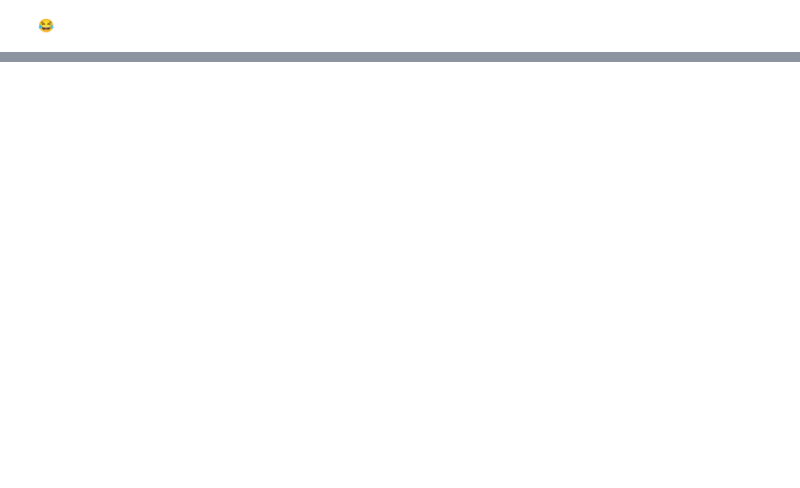
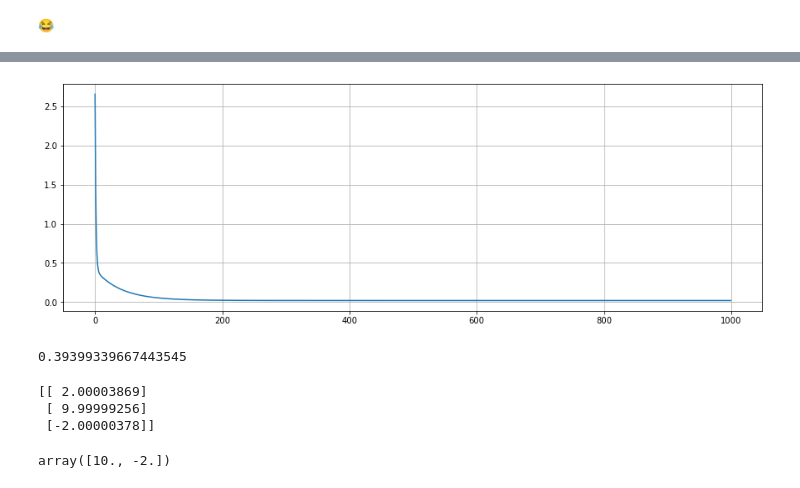
Before and after one commit to solothinker/basics-of-DL, a Jupyter notebook: linear regression and gradient descent.ipynb, the cells around one changed output, grey strips where cells are left out. Drawn from its saved outputs; the diff is of its cells as text; code cells hidden in the pictures; blank space fills up the shorter version.

```diff
--- a/linear regression and gradient descent.ipynb
+++ b/linear regression and gradient descent.ipynb
@@ -59,0 +61,21 @@ plt.show()
+# %%
+def linearReg(x,y,epoch=1000,alpha=0.05):    #x = features,y = output
+    if len(x.shape) == 1:
+        x = np.expand_dims(x,1)
+    if len(y.shape) == 1:
+        y = np.expand_dims(y,1)
+    a,b = x.shape
+    if a<b:
+        return None
+    x = np.c_[np.ones([a,1]),x]    # expanding dimension for constant
+    weights = np.random.uniform(0,1,[b+1,1])
+    cost=[]
+    for ii in range(epoch):
+        h = np.dot(x,weights)
+        h_y = h-y
+        costTemp = np.sum(np.square(h_y))/(2*a)
+        cost.append(costTemp)
+        temp = np.expand_dims(np.sum(x*h_y,axis=0)/a,1)
+        weights = weights - alpha*temp
+    print(weights)
+    return cost
@@ -59,0 +87,12 @@ plt.show()
+# %%
+plt.plot(gg)
+plt.grid()
+plt.show()
+# %% [output]
+[figure, added]
+# %%
+model = LinearRegression()
+model.fit(x.reshape(-1,1), y)
+model.coef_[0]
+# %% [output]
+0.39399339667443545
@@ -59,0 +108,12 @@ plt.show()
+# %%
+dd = linearReg(x1x2,yy,epoch=1000,alpha=0.05)
+# %% [output]
+[[ 2.00003869]
+ [ 9.99999256]
+ [-2.00000378]]
+# %%
+model = LinearRegression()
+model.fit(x1x2, yy)
+model.coef_
+# %% [output]
+array([10., -2.])
```
Also changed, not shown: parts of 8 cells of this notebook.
